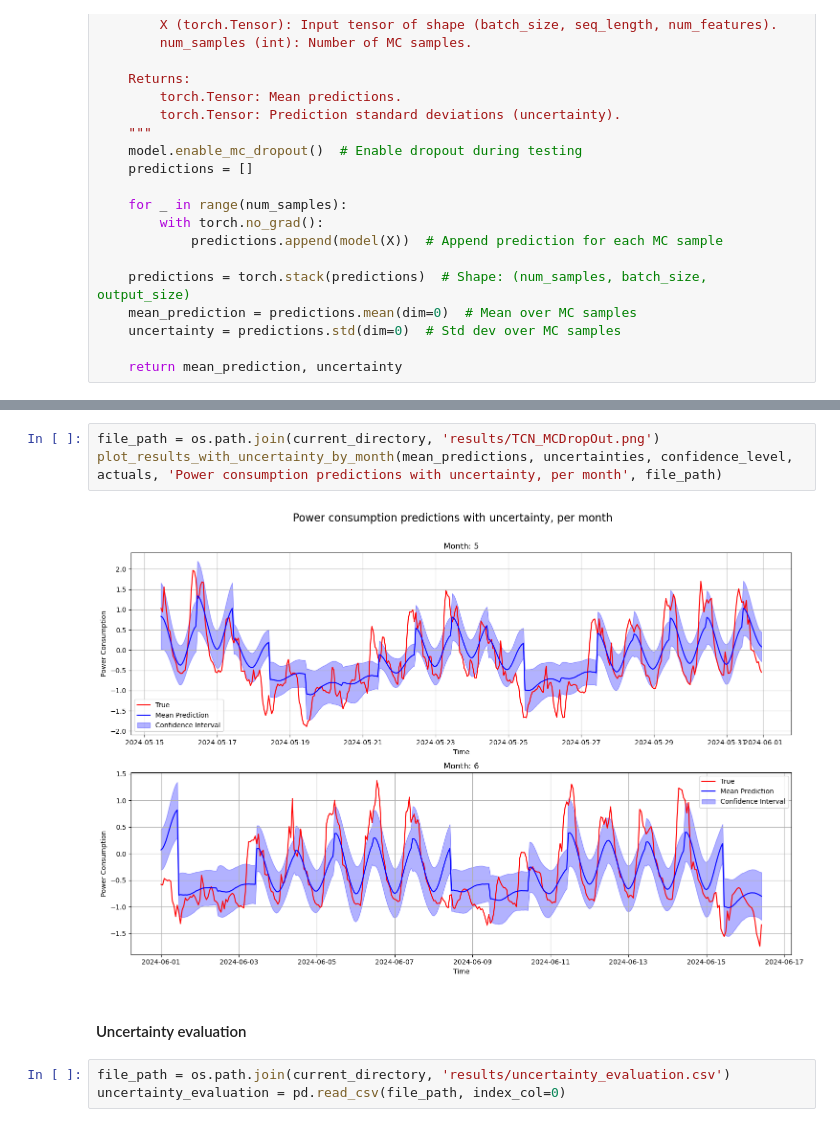
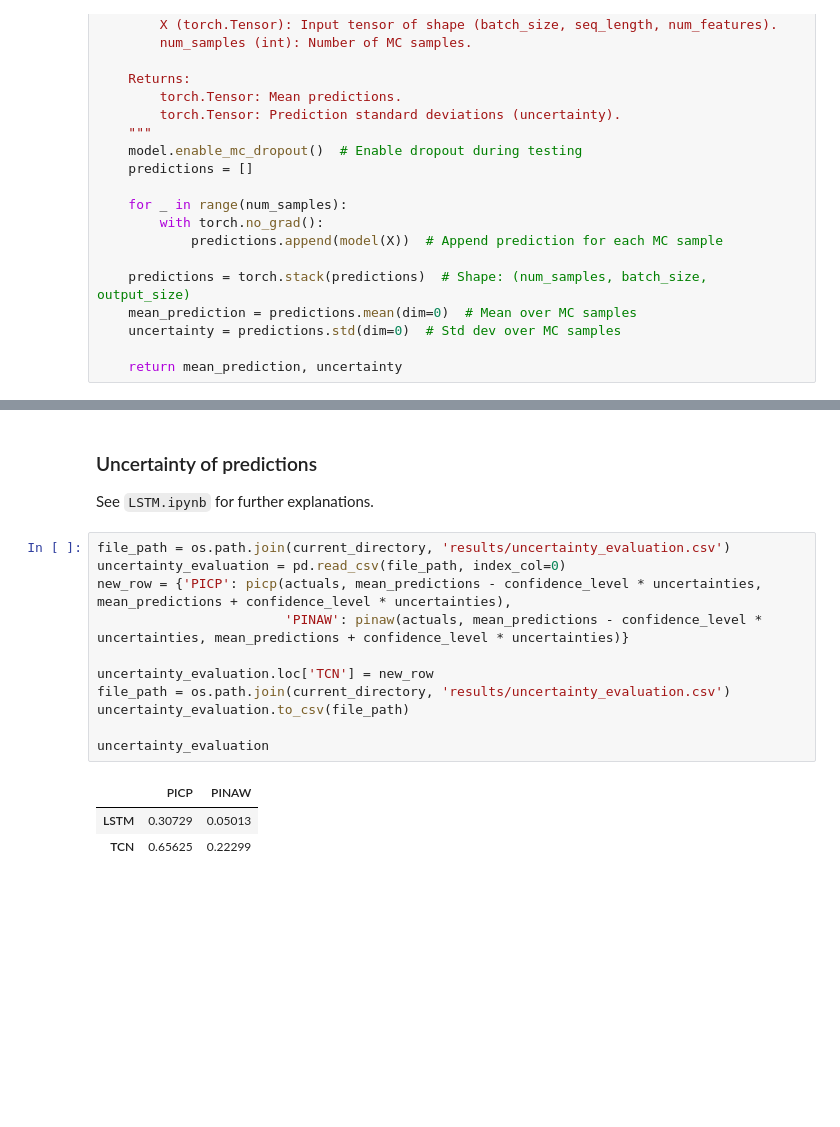
Before and after one commit to CS-433/ml-project-2-powerpredictors, a Jupyter notebook: TCN.ipynb, the cells around one changed output, grey strips where cells are left out. Drawn from its saved outputs; the diff is of its cells as text; blank space fills up the shorter version.

```diff
--- a/TCN.ipynb
+++ b/TCN.ipynb
@@ -416,10 +477,19 @@ plot_results_with_uncertainty(mean_predictions, uncertainties, confidence_level,
-# %%
-file_path = os.path.join(current_directory, 'results/TCN_MCDropOut.png')
-plot_results_with_uncertainty_by_month(mean_predictions, uncertainties, confidence_level, actuals, 'Power consumption predictions with uncertainty, per month', file_path)
-# %% [output]
-[figure, removed]
-# %% [markdown]
-#### Uncertainty evaluation
+# %% [markdown]
+### Uncertainty of predictions
+
+See `LSTM.ipynb` for further explanations.
 # %%
 file_path = os.path.join(current_directory, 'results/uncertainty_evaluation.csv')
 uncertainty_evaluation = pd.read_csv(file_path, index_col=0)
+new_row = {'PICP': picp(actuals, mean_predictions - confidence_level * uncertainties, mean_predictions + confidence_level * uncertainties),
+                        'PINAW': pinaw(actuals, mean_predictions - confidence_level * uncertainties, mean_predictions + confidence_level * uncertainties)}
+
+uncertainty_evaluation.loc['TCN'] = new_row
+file_path = os.path.join(current_directory, 'results/uncertainty_evaluation.csv')
+uncertainty_evaluation.to_csv(file_path)
+
+uncertainty_evaluation
+# %% [output]
+|  | PICP | PINAW |
+| LSTM | 0.30729 | 0.05013 |
+| TCN | 0.65625 | 0.22299 |
```
Also changed, not shown: parts of 38 cells of this notebook, 20 other files.
